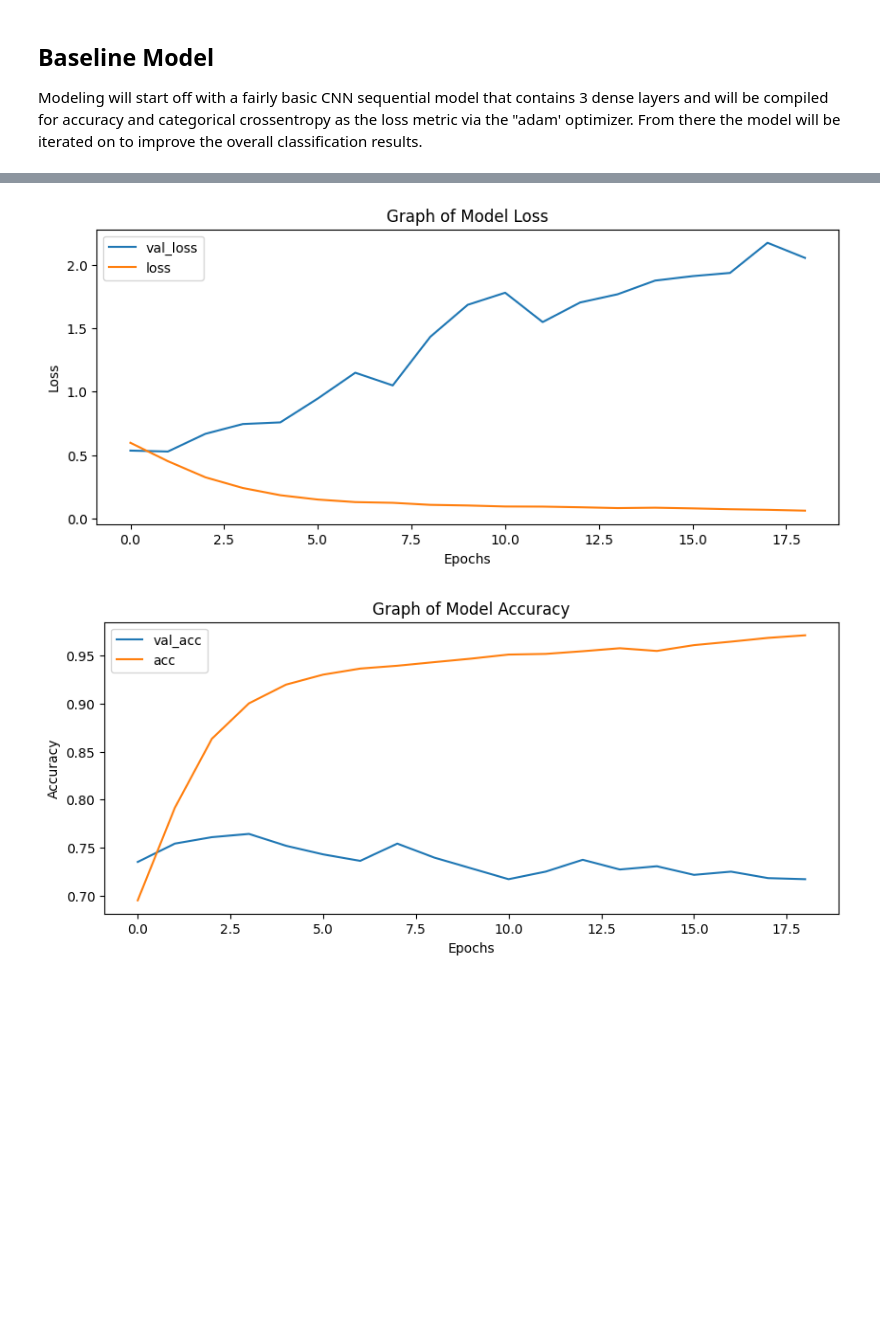
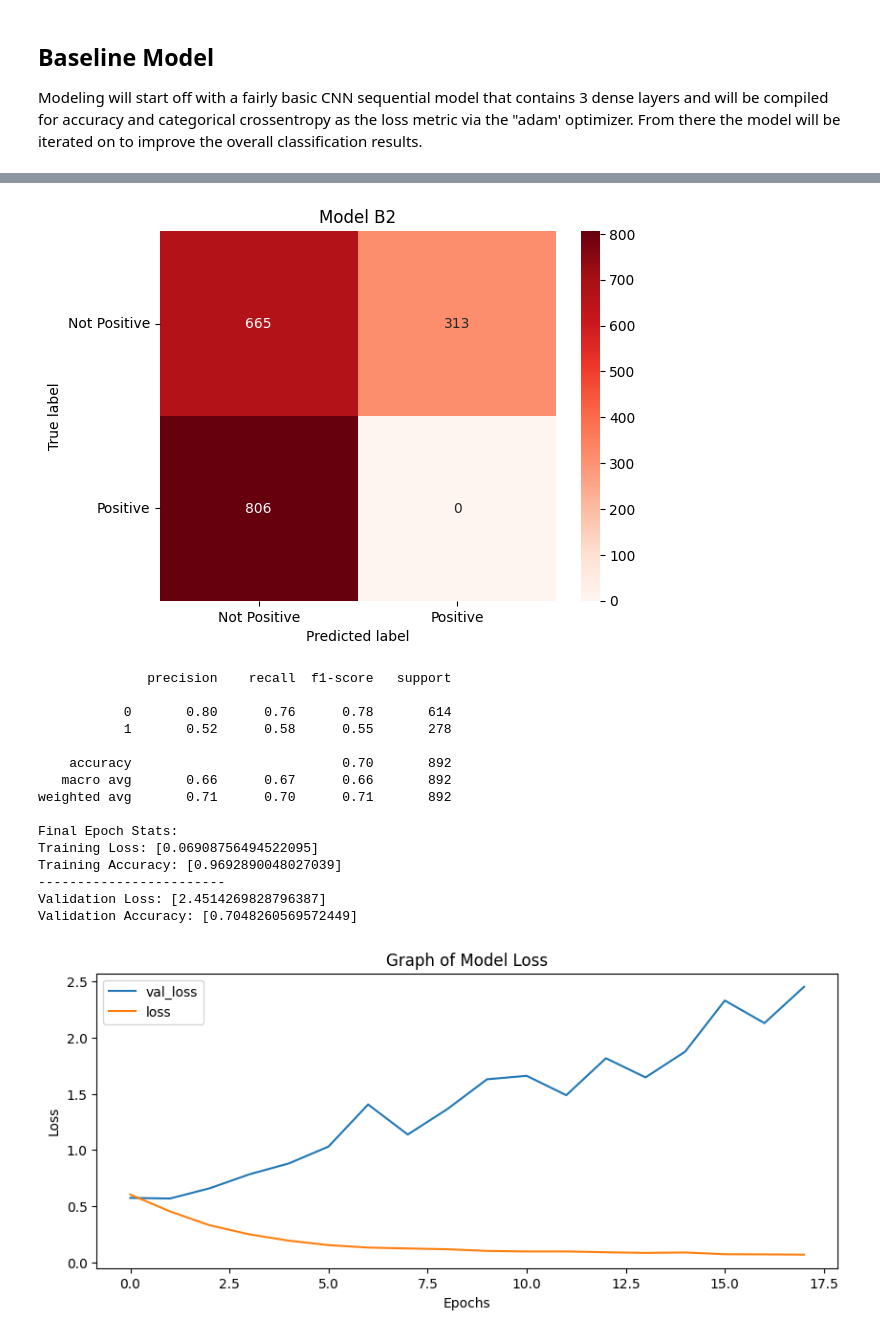
Before and after one commit to LucasFishbein/Positive_Tweet_Sentiment_CNN_Model, a Jupyter notebook: Positive Tweet Sentiment CNN Model.ipynb, the cells around one changed output, grey strips where cells are left out. Drawn from its saved outputs; the diff is of its cells as text; code cells hidden in the pictures; blank space fills up the shorter version.

```diff
--- a/Positive Tweet Sentiment CNN Model.ipynb
+++ b/Positive Tweet Sentiment CNN Model.ipynb
@@ -850,10 +886,10 @@ Prior to modeling the datase will be split into a training, testing and validati
 # %%
 #Defining padded array data and labels
 X = df_to_arrays(df_model)
-y = pd.get_dummies(df_model['Sentiment'], dtype=int).values
+y = df_model['Sentiment']
 
 #Splitting data into training data and remaining data to be split again into test and validation
-X_train, X_rem, y_train, y_rem = train_test_split(X, y, test_size = 0.20, random_state=42)
+X_train, X_rem, y_train, y_rem, = train_test_split(X, y, test_size = 0.20, random_state=42)
 
 #Splitting remaining 20% of data evenly between test and validation sets
 X_val, X_test, y_val, y_test = train_test_split(X_rem,y_rem, test_size=0.5)
@@ -935,6 +982,16 @@ def make_confusion_and_classification(model, model_name):
     This function creates a heatmapped confusion matrix as well as a classification report for the model that is input, the
     y_test set is used to compare to the model's X_test predictions to to create the scores.
     '''
+
+    #Show model.evaluate results
+    eval_metrics = model.evaluate(X_train, y_train, verbose=0)
+    print('The Accuracy for the training group was', eval_metrics[1]*100)
+    print('The Loss for the training group was', eval_metrics[0])
+    print('--------------------------------------')
+    eval_metrics = model.evaluate(X_test, y_test, verbose=0)
+    print('The Accuracy for the test group was', eval_metrics[1]*100)
+    print('The Loss for the test group was', eval_metrics[0])
+
     #Make Predictions for model
     preds = model.predict(X_test)
 
@@ -957,7 +1014,7 @@ def make_confusion_and_classification(model, model_name):
     plt.show()
 
     #generate classification report
-    print(classification_report(np.argmax(y_test, axis=1), np.argmax(preds, axis=1)))
+    print(classification_report(y_test, np.argmax(preds, axis=1)))
 # %% [markdown]
 ## Baseline Model
 
@@ -1226,20 +1442,20 @@ Validation Accuracy: [0.7373737096786499]
 # %%
-model5 = Sequential()
+model_b2 = Sequential()
 
-model5.add(Embedding(input_dim = lexicon_length, output_dim = 128, input_length = 25))
-model5.add(LSTM(128, return_sequences = True))
-model5.add(GlobalMaxPool1D())
-model5.add(Dense(64, activation='relu'))
-model5.add(Dropout(0.3))
-model5.add(Dense(16, activation='relu'))
-model5.add(Dense(2, activation='softmax'))
+model_b2.add(Embedding(input_dim = lexicon_length, output_dim = 128, input_length = 25))
+model_b2.add(LSTM(128, return_sequences = True))
+model_b2.add(GlobalMaxPool1D())
+model_b2.add(Dense(64, activation='relu'))
+model_b2.add(Dropout(0.3))
+model_b2.add(Dense(16, activation='relu'))
+model_b2.add(Dense(2, activation='softmax'))
 
 
 opt = keras.optimizers.legacy.Adam(learning_rate=0.0012)
-model5.compile(optimizer=opt, loss='categorical_crossentropy', metrics=['accuracy'])
-model5.summary()
+model_b2.compile(optimizer=opt, loss='categorical_crossentropy', metrics=['accuracy'])
+model_b2.summary()
 
-model5_results = model5.fit(X_train, y_train, epochs=100, batch_size=20,
+model_b2_results = model_b2.fit(X_train, y_train, epochs=100, batch_size=20,
                     validation_data=(X_val, y_val), verbose = 1,
                    callbacks=early_stop)
 # %% [output]
@@ -1280,3 +1479,4 @@ Epoch 19/100
 # %%
-visualize_model_performance(model5_results)
+make_confusion_and_classification(model_b2, 'Model B2')
+visualize_model_performance(model_b2_results)
 # %% [output]
@@ -1289,2 +1486,17 @@ Validation Accuracy: [0.7171717286109924]
-[figure, old version]
+[figure, new version]
+              precision    recall  f1-score   support
+
+           0       0.80      0.76      0.78       614
+           1       0.52      0.58      0.55       278
+
+    accuracy                           0.70       892
+   macro avg       0.66      0.67      0.66       892
+weighted avg       0.71      0.70      0.71       892
+
+Final Epoch Stats:
+Training Loss: [0.06908756494522095]
+Training Accuracy: [0.9692890048027039]
+------------------------
+Validation Loss: [2.4514269828796387]
+Validation Accuracy: [0.7048260569572449]
-[figure, old version]
+[figure, new version]
```
Also changed, not shown: parts of 46 cells of this notebook.
